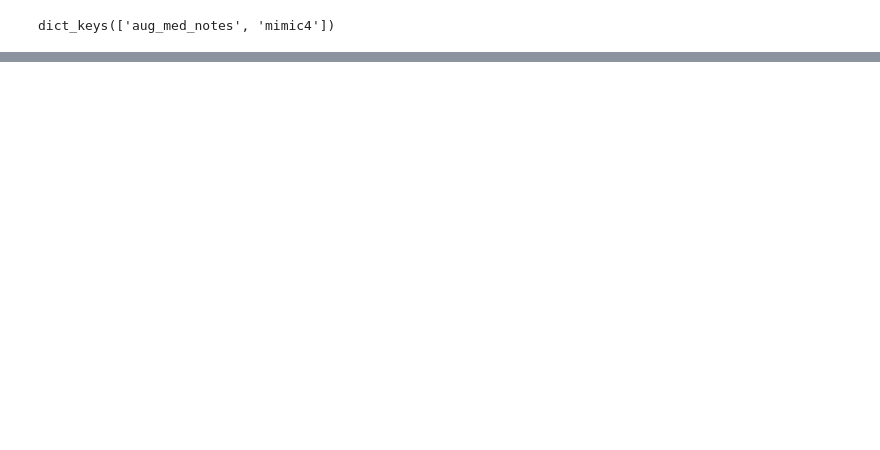
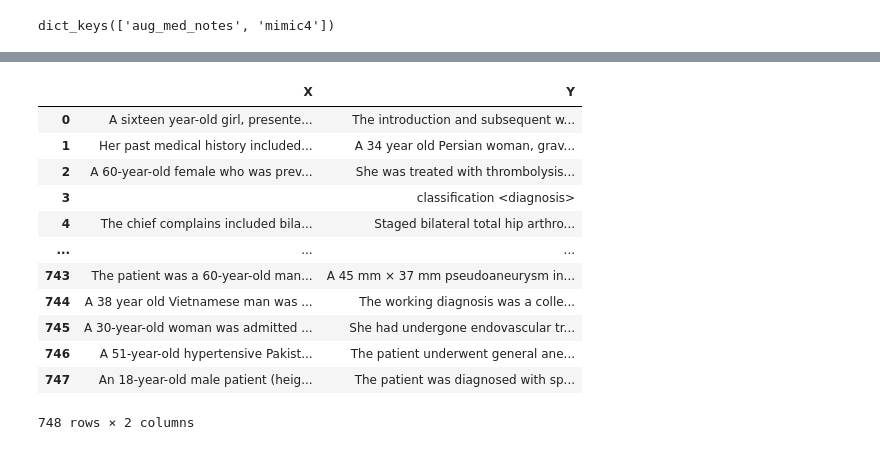
Before and after one commit to PikaSannnnn/MedRL-CoT, a Jupyter notebook: Preprocessing.ipynb, the cells around one changed output, grey strips where cells are left out. Cells and saved outputs as stored; diff of their text form; code cells hidden in the pictures; blank space fills up the shorter version.

```diff
--- a/Preprocessing.ipynb
+++ b/Preprocessing.ipynb
@@ -70,8 +73,11 @@ def mimic_preprocess(dataset):
     nonstd_classes = pos_invalids.drop(index=swapped_values.index.union(invalids.index))   # Get list of non-standard classes
 
     # Get list of classes that can be classified as "other" with enough occurence (non-outliery)
+    # value_cnts = nonstd_classes['class'].value_counts()
+    # other_classes = value_cnts[value_cnts >= 5].index.tolist()
     value_cnts = nonstd_classes['class'].value_counts()
     other_classes = value_cnts[value_cnts >= 5].index.tolist()
+    other_class_indices = nonstd_classes[nonstd_classes['class'].isin(other_classes)].index
     # print(value_cnts[value_cnts >= 5])
     # display(cleaned_ds[cleaned_ds['class'] == 'past_surgical_history'])
     # display(cleaned_ds[cleaned_ds['class'] == 'followup_instructions'])
@@ -81,7 +87,8 @@ def mimic_preprocess(dataset):
     # Clean the dataset
     swapped_indices = swapped_values.index
     cleaned_ds.loc[swapped_indices, ['sentence', 'class']] = cleaned_ds.loc[swapped_indices, ['class', 'sentence']].values # swap the values in indices where it's swapped
-    cleaned_ds['class'] = cleaned_ds['class'].apply(lambda x: 'other' if x in other_classes else x)  # relabel non-standards to 'other'
+    cleaned_ds.loc[other_class_indices, 'class'] = 'other'
+    # cleaned_ds['class'] = cleaned_ds['class'].apply(lambda x: 'other' if x in other_classes else x)  # relabel non-standards to 'other'
     drop_indices = cleaned_ds[~cleaned_ds['class'].isin(np.append(classes, 'other'))].index
     cleaned_ds = cleaned_ds.drop(index=drop_indices) # drop all others that aren't in our list of classes + 'other'  (basically all invalids)
 
@@ -91,6 +98,9 @@ def mimic_preprocess(dataset):
     logger.info(f'Swapped class and sentence values of {swapped_indices.shape[0]} rows ({(swapped_indices.shape[0] / N)*100} %)')
     logger.info(f'Dropped {drop_indices.shape[0]} invalid rows ({(drop_indices.shape[0] / N)*100} %)')
 
+    # change case_id into int
+    cleaned_ds['case_id'] = cleaned_ds['case_id'].astype(int)
+
     return cleaned_ds
 
 mimic_preprocess(processed_datasets['mimic4'])
@@ -216,0 +281,32 @@ dict_keys(['aug_med_notes', 'mimic4'])
+# %%
+def xy_split_processing(group):
+    X = []
+    Y = []
+    for _, row in group.iterrows():
+        if row['class'] == 'symptoms_labs' or row['class'] == 'other':
+            X.append(row)
+        else:
+            Y.append(row)
+
+    X_case = ' '.join([str(row['sentence']) for row in X])
+    Y_case = ' '.join([f"{row['sentence']} <{row['class']}> " for row in Y])
+
+    return pd.Series({'X': X_case, 'Y': Y_case})
+
+import medrlcot.preprocessing as mp
+preprocessed_datasets = mp.preprocess_datasets()
+
+# Combine cases into one for cases as example for SFT
+cases_datasets = dict()
+for key, dataset in preprocessed_datasets.items():
+    cases_datasets[key] = dataset.groupby('case_id').apply(xy_split_processing).reset_index().drop(columns=['case_id'])
+
+import os
+from medrlcot import data_manager
+import medrlcot.config.env as mce
+model_cfg_path = os.path.join(os.getcwd(), "medrlcot/config/.env")
+medrlcot_config = mce.MedRL_CoT(model_cfg_path)
+raw_datasets = data_manager.load_datasets(medrlcot_config.datasets, data_dir=medrlcot_config.data_dir)  # Load raw dataset (original cases) for RM
+
+# Create customd dataset obj
+# cases_data = data_manager.Dataset(cases_datasets)
@@ -216,0 +353,16 @@ dict_keys(['aug_med_notes', 'mimic4'])
+# %%
+cases_datasets['aug_med_notes']
+# %% [output]
+|  | X | Y |
+| 0 | A sixteen year-old girl, presente... | The introduction and subsequent w... |
+| 1 | Her past medical history included... | A 34 year old Persian woman, grav... |
+| 2 | A 60-year-old female who was prev... | She was treated with thrombolysis... |
+| 3 |  | classification <diagnosis> |
+| 4 | The chief complains included bila... | Staged bilateral total hip arthro... |
+| ... | ... | ... |
+| 743 | The patient was a 60-year-old man... | A 45 mm × 37 mm pseudoaneurysm in... |
+| 744 | A 38 year old Vietnamese man was ... | The working diagnosis was a colle... |
+| 745 | A 30-year-old woman was admitted ... | She had undergone endovascular tr... |
+| 746 | A 51-year-old hypertensive Pakist... | The patient underwent general ane... |
+| 747 | An 18-year-old male patient (heig... | The patient was diagnosed with sp... |
+748 rows × 2 columns
```
Also changed, not shown: parts of 15 cells of this notebook, 3 other files.
